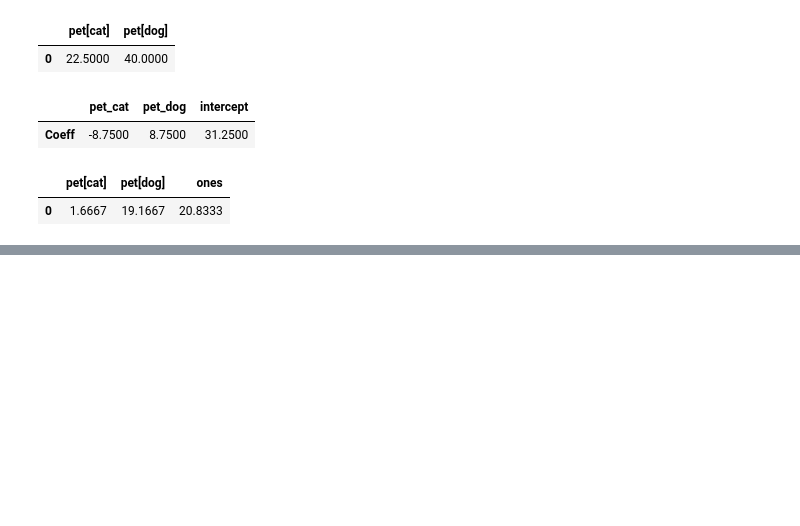
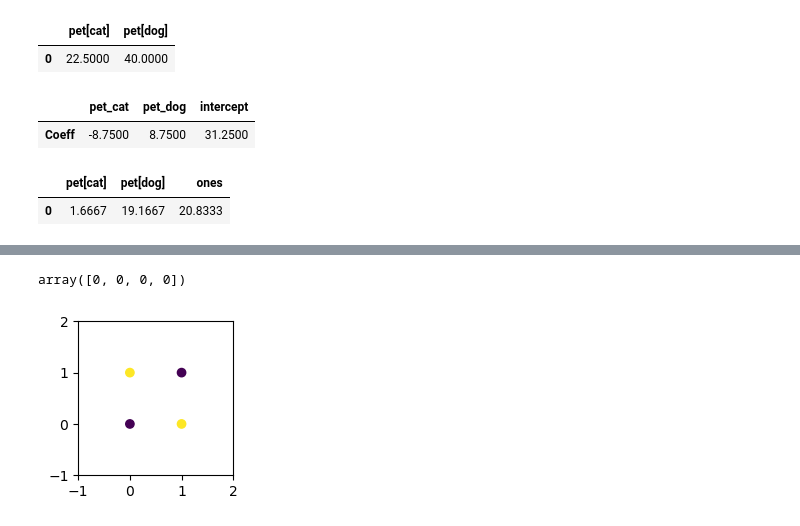
Before and after one commit to christina-go/machine_learning, a Jupyter notebook: MLWPY/ML_Python_CH10.ipynb, the cells around one changed output, grey strips where cells are left out. Saved outputs shown, nothing was run; the diff lists cells and outputs as text; code cells hidden in the pictures; blank space fills up the shorter version.

```diff
--- a/MLWPY/ML_Python_CH10.ipynb
+++ b/MLWPY/ML_Python_CH10.ipynb
@@ -303,0 +342,13 @@ display(pd.DataFrame(sm_model.params).T)
+# %%
+# manual feature construction w/ xor function
+
+xor_data = [
+    [0,0,0],
+    [0,1,1],
+    [1,0,1],
+    [1,1,0]
+]
+# %%
+xor_df = pd.DataFrame(xor_data, columns=['x1', 'x2', 'tgt'])
+
+display(xor_df)
@@ -303,0 +361,16 @@ display(pd.DataFrame(sm_model.params).T)
+# %%
+model = linear_model.LogisticRegression().fit(xor_df[['x1', 'x2']],
+                                             xor_df['tgt'])
+
+model.predict(xor_df[['x1', 'x2']])
+# %% [output]
+array([0, 0, 0, 0])
+# %%
+fig, ax = plt.subplots(1,1,figsize=(2,2))
+ax.scatter('x1', 'x2', data=xor_df, c='tgt')
+ax.set_xlim(-1,2)
+ax.set_ylim(-1,2);
+
+# this is impossible to classify w/ a single line
+# %% [output]
+[figure, added]
```
Also changed, not shown: parts of 29 cells of this notebook, 5 other files.
